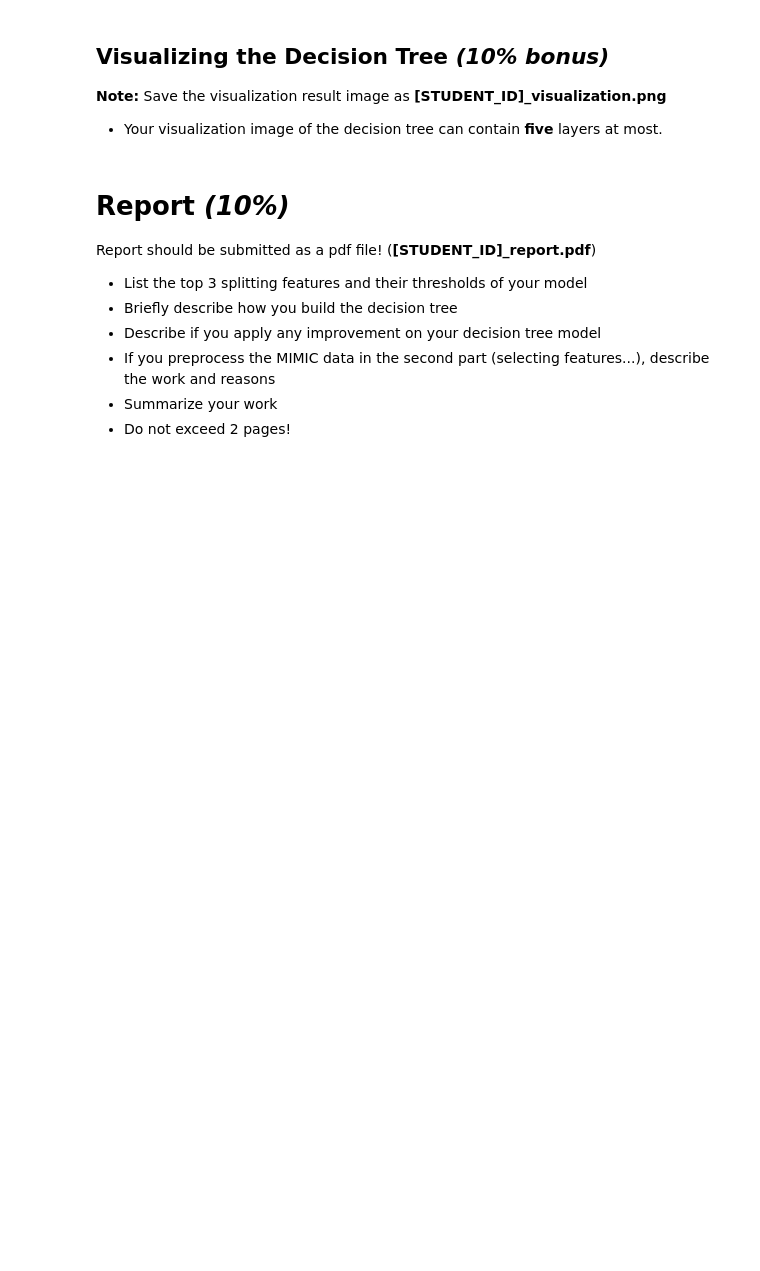
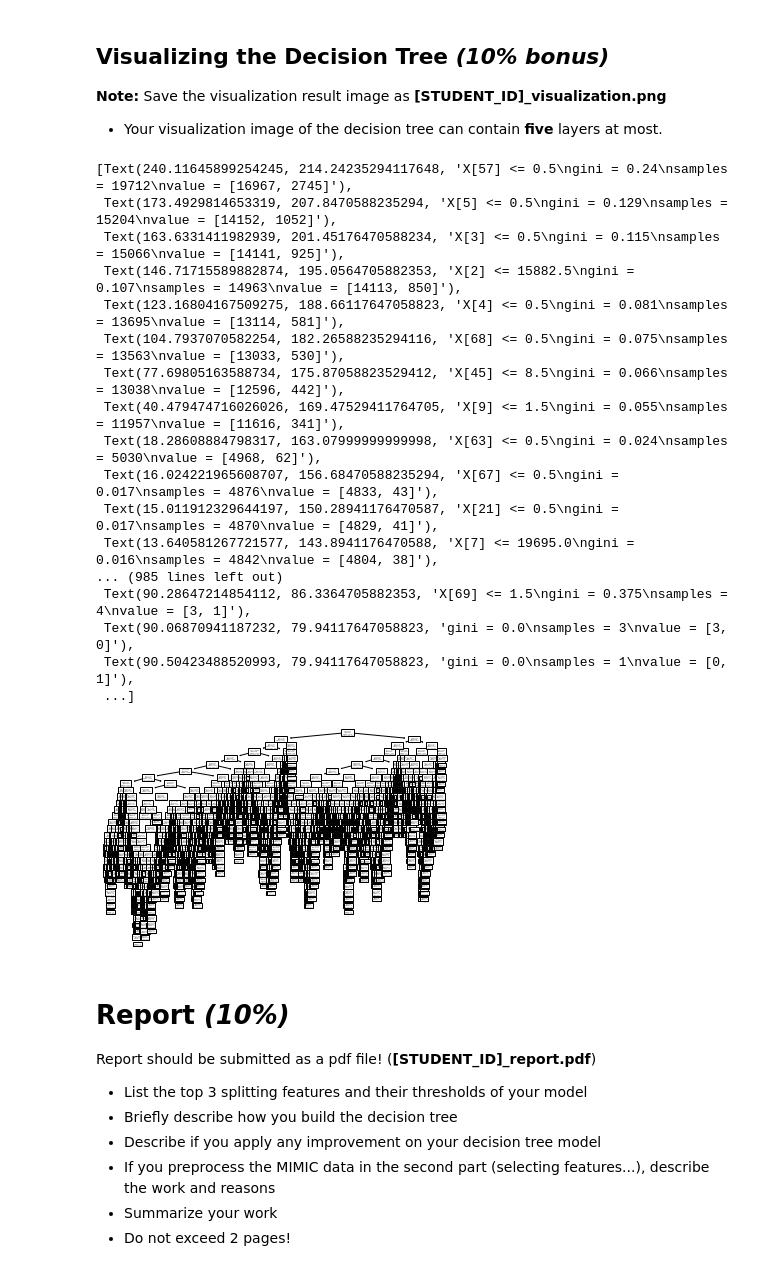
Before and after one commit to yijen-rena/ml_hw2, a Jupyter notebook: HW2_Decision_Tree.ipynb, the cells around one changed output. Drawn from its saved outputs; the diff is of its cells as text; code cells hidden in the pictures; blank space fills up the shorter version.

```diff
--- a/HW2_Decision_Tree.ipynb
+++ b/HW2_Decision_Tree.ipynb
@@ -370,15 +375,4 @@ Complete your model with validation:
 #Split the data into training and validation sets
 #Build you model and evaluate it on your validation set
 
-#for idx, row in y_train.iterrows():
-#    hospDIED.append(row)
-
-xy_bundle = x_train.assign(hospDIED = y_train)
-x_tra = xy_bundle[:20000]
-x_val = xy_bundle[20000:]
-
-ent = entropy(x_tra)
-print(ent)
-print(infoGain(ent,x_tra,'Pneumonia',2))
-
-#tree, features, thresholds= mimic_buildTree(x_training, 2)
+x_tra, x_val, y_tra, y_val = train_test_split(x_train, y_train, test_size=0.2)
@@ -387,0 +379,15 @@ print(infoGain(ent,x_tra,'Pneumonia',2))
+# %%
+# preprocessing: encode column names to integers
+def encode(df):
+    df_mod = df.copy()
+    for column in df.columns:
+        df_mod[column] = labelencoder.fit_transform(df_mod[column])
+    return df_mod
+
+x_tra = encode(x_tra)
+y_tra = encode(y_tra)
+x_val = encode(x_val)
+y_val = encode(y_val)
+
+print(x_tra.shape)
+print(x_val.shape)
@@ -387,0 +397,4 @@ print(infoGain(ent,x_tra,'Pneumonia',2))
+# %%
+# model: fitting the decision tree
+dt = tree.DecisionTreeClassifier()
+mimic_dt = dt.fit(x_tra,y_tra)
@@ -415,6 +440,29 @@ tree_test_pred.to_csv(output_path, index = False)
 *   Your visualization image of the decision tree can contain **five** layers at most.
 # %%
 #Decision Tree Visualization
+feature_names = []
+for column in x_train.columns:
+
+tree.plot_tree(mimic_dt)
+# %% [output]
+[Text(240.11645899254245, 214.24235294117648, 'X[57] <= 0.5\ngini = 0.24\nsamples = 19712\nvalue = [16967, 2745]'),
+ Text(173.4929814653319, 207.8470588235294, 'X[5] <= 0.5\ngini = 0.129\nsamples = 15204\nvalue = [14152, 1052]'),
+ Text(163.6331411982939, 201.45176470588234, 'X[3] <= 0.5\ngini = 0.115\nsamples = 15066\nvalue = [14141, 925]'),
+ Text(146.71715589882874, 195.0564705882353, 'X[2] <= 15882.5\ngini = 0.107\nsamples = 14963\nvalue = [14113, 850]'),
+ Text(123.16804167509275, 188.66117647058823, 'X[4] <= 0.5\ngini = 0.081\nsamples = 13695\nvalue = [13114, 581]'),
+ Text(104.7937070582254, 182.26588235294116, 'X[68] <= 0.5\ngini = 0.075\nsamples = 13563\nvalue = [13033, 530]'),
+ Text(77.69805163588734, 175.87058823529412, 'X[45] <= 8.5\ngini = 0.066\nsamples = 13038\nvalue = [12596, 442]'),
+ Text(40.479474716026026, 169.47529411764705, 'X[9] <= 1.5\ngini = 0.055\nsamples = 11957\nvalue = [11616, 341]'),
+ Text(18.28608884798317, 163.07999999999998, 'X[63] <= 0.5\ngini = 0.024\nsamples = 5030\nvalue = [4968, 62]'),
+ Text(16.024221965608707, 156.68470588235294, 'X[67] <= 0.5\ngini = 0.017\nsamples = 4876\nvalue = [4833, 43]'),
+ Text(15.011912329644197, 150.28941176470587, 'X[21] <= 0.5\ngini = 0.017\nsamples = 4870\nvalue = [4829, 41]'),
+ Text(13.640581267721577, 143.8941176470588, 'X[7] <= 19695.0\ngini = 0.016\nsamples = 4842\nvalue = [4804, 38]'),
+... (985 lines left out)
+ Text(90.28647214854112, 86.3364705882353, 'X[69] <= 1.5\ngini = 0.375\nsamples = 4\nvalue = [3, 1]'),
+ Text(90.06870941187232, 79.94117647058823, 'gini = 0.0\nsamples = 3\nvalue = [3, 0]'),
+ Text(90.50423488520993, 79.94117647058823, 'gini = 0.0\nsamples = 1\nvalue = [0, 1]'),
+ ...]
+[figure, added]
 # %% [markdown]
 # Report *(10%)*
 
```
Also changed, not shown: parts of 6 cells of this notebook, 2 other files.
